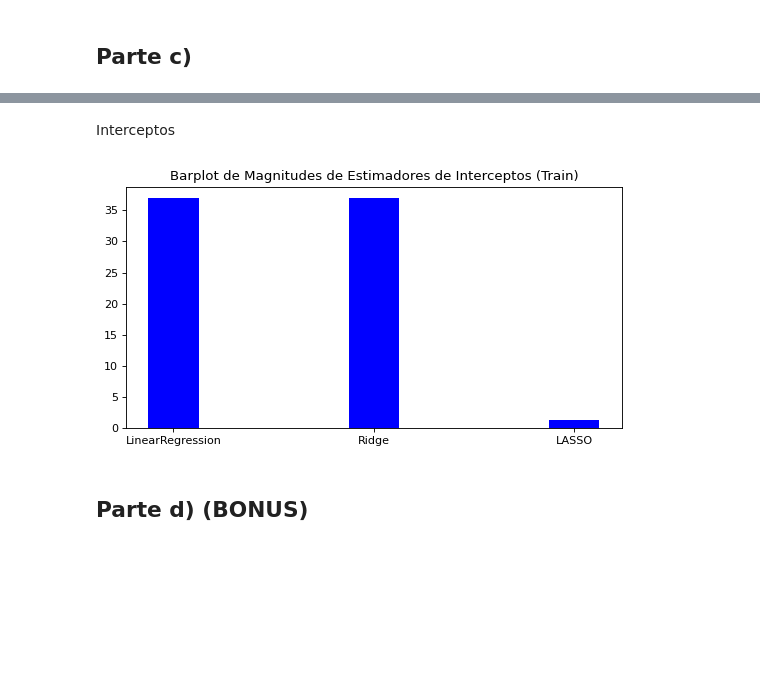
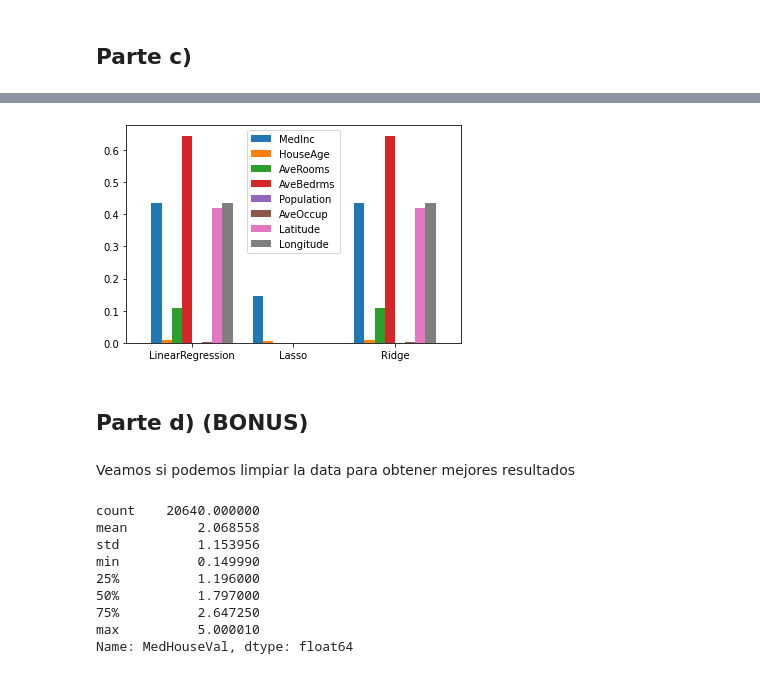
Before and after one commit to nicacevedo/Machine-Learning-DIM, a Jupyter notebook: TP1/TP1_P2.ipynb, the cells around one changed output, grey strips where cells are left out. Cells and saved outputs as stored; diff of their text form; code cells hidden in the pictures; blank space fills up the shorter version.

```diff
--- a/TP1/TP1_P2.ipynb
+++ b/TP1/TP1_P2.ipynb
@@ -219,12 +194,21 @@ plt.show()
-# %% [markdown]
-Interceptos
-# %%
-modelos = ['LinearRegression', 'Ridge', 'LASSO']
-plt.figure(figsize=(8, 4), dpi=80)
-plt.bar(x=modelos, height=abs(np.array(intercepts2)), color='b', width=0.25)
-plt.title('Barplot de Magnitudes de Estimadores de Interceptos (Train)')
-plt.show()
-# %% [output]
-[figure, removed]
+# %%
+plot = abs(coefs.drop(columns=['Intercept'])).plot.bar(rot=0, width=0.8)
+plt.savefig("barplot_test_p2.pdf")
+# %% [output]
+[figure, added]
 # %% [markdown]
 ## Parte d) (BONUS)
+# %% [markdown]
+Veamos si podemos limpiar la data para obtener mejores resultados
+# %%
+y.describe()
+# %% [output]
+count    20640.000000
+mean         2.068558
+std          1.153956
+min          0.149990
+25%          1.196000
+50%          1.797000
+75%          2.647250
+max          5.000010
+Name: MedHouseVal, dtype: float64
```
Also changed, not shown: parts of 33 cells of this notebook, 4 other files.
